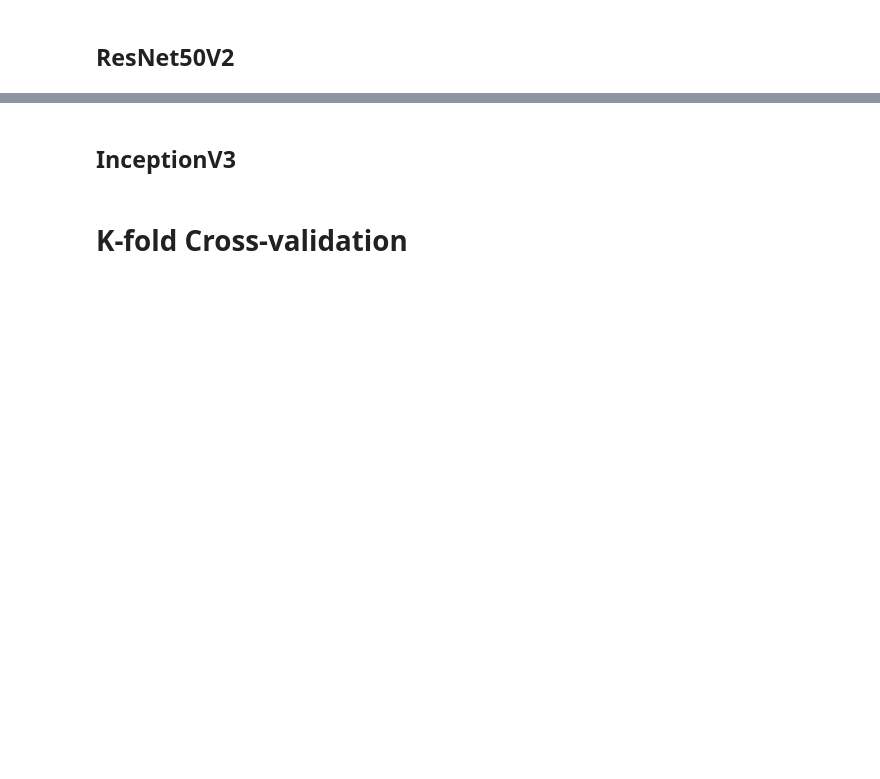
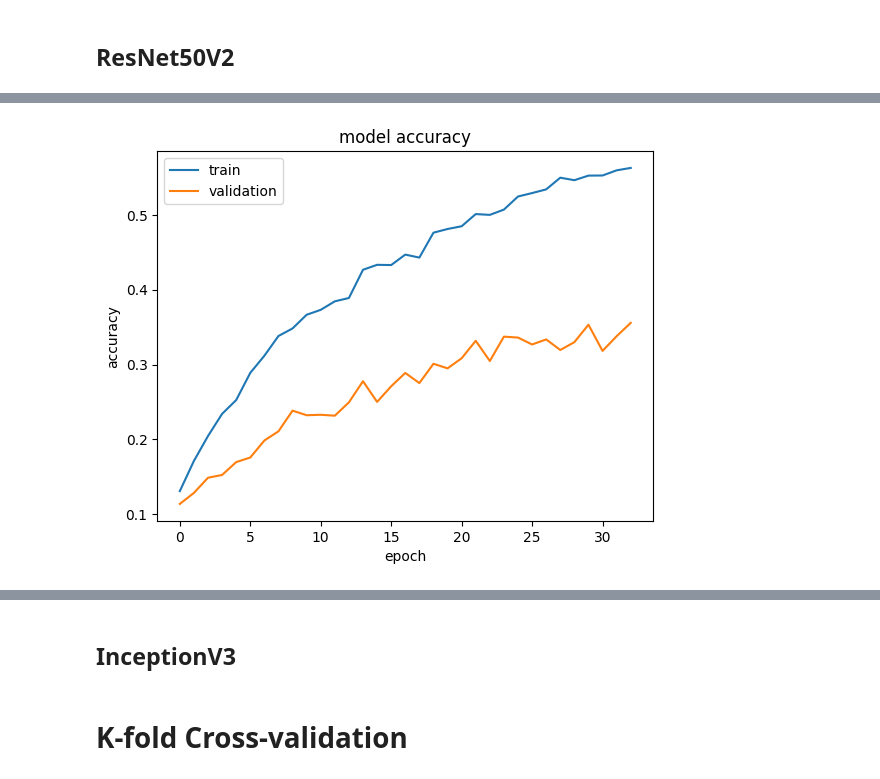
Before and after one commit to davidolima/car-model-classification, a Jupyter notebook: main.ipynb, the cells around one changed output, grey strips where cells are left out. Drawn from its saved outputs; the diff is of its cells as text; code cells hidden in the pictures; blank space fills up the shorter version.

```diff
--- a/main.ipynb
+++ b/main.ipynb
@@ -314,16 +351,14 @@ base = ResNet50V2(
     classifier_activation='softmax',
 )
 
-base.trainable = False
+for l in base.layers:
+  l.trainable = False
+
 model_3 = Sequential([
     resize_and_rescale,
     augmentation,
     base,
     Flatten(),
-    Dense(512, activation='relu'),
-    Dropout(.2),
-    Dense(256, activation='relu'),
-    Dropout(.1),
     Dense(n_classes, activation='softmax'),
 ])
 
@@ -332,16 +385,19 @@ model_3.summary()
 # %%
 # Training
-checkpoint = ModelCheckpoint(f"/content/drive/MyDrive/Colab Notebooks/trab-final-best-resnet50v2.hdf5",
+checkpoint = ModelCheckpoint(f"/content/trab-final-best-resnet50v2.hdf5",
                             monitor='loss', verbose=1,
                             save_best_only=True,
                             mode='auto')
 
 model_3.compile(loss=criterion,
             optimizer=sgd,
-            metrics=["accuracy"],
+            metrics=["accuracy",
+                     recall_m,
+                     precision_m,
+                     f1_m],
             )
 
-history = model_3.fit(ds_train,
+history_3 = model_3.fit(ds_train,
                   validation_data=ds_val,
                   batch_size=batch_size,
                   epochs=epochs,
@@ -351,0 +424,4 @@ plothist(history)
+# %%
+plotHist(history_3)
+# %% [output]
+[figure, added]
```
Also changed, not shown: parts of 16 cells of this notebook.
